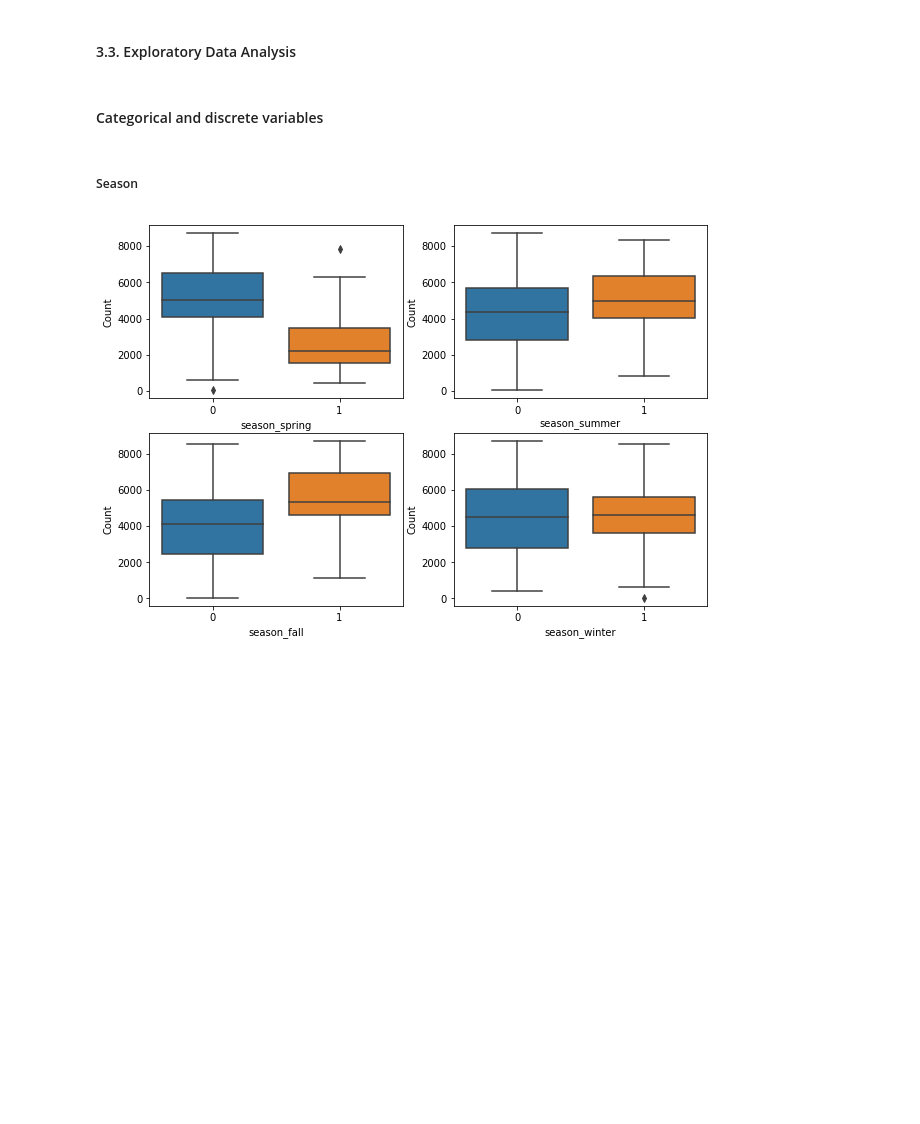
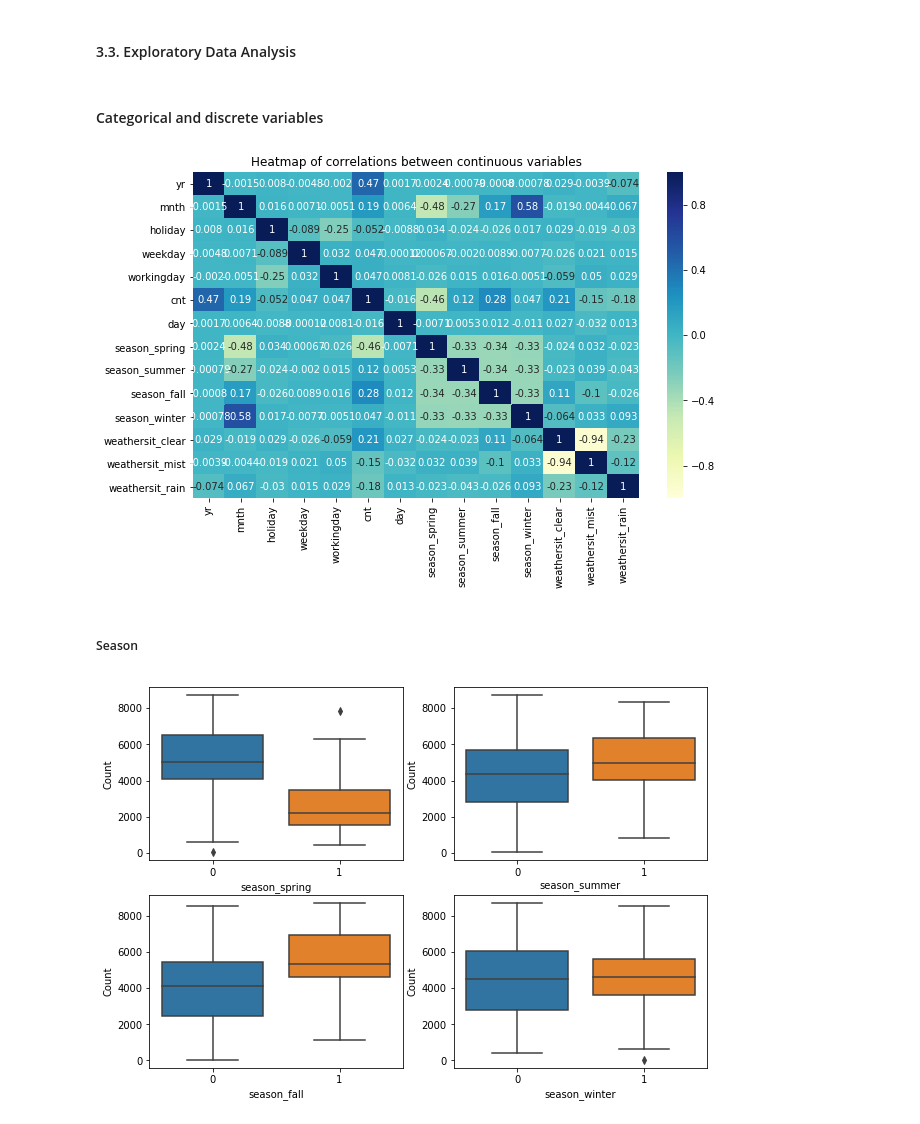
Before and after one commit to julianikulski/bike-sharing, a Jupyter notebook: bike-sharing-demand.ipynb, the cells around one changed output. Saved outputs shown, nothing was run; the diff lists cells and outputs as text; code cells hidden in the pictures; blank space fills up the shorter version.

```diff
--- a/bike-sharing-demand.ipynb
+++ b/bike-sharing-demand.ipynb
@@ -171,6 +171,19 @@ bike_df.drop(columns=['instant'], axis=1, inplace=True)
 #### 3.3. Exploratory Data Analysis
 # %% [markdown]
 #### Categorical and discrete variables
+# %%
+# create a correlation matrix
+bike_df_corr_cat = bike_df.drop(columns=['temp', 'atemp', 'windspeed', 'hum', 'casual', 'registered'], axis=1)
+bike_df_corr_cat = bike_df_corr_cat.corr(method='kendall')
+
+# create a heatmap to visualize the results
+plt.figure(figsize=[10,6])
+sb.heatmap(bike_df_corr_cat, annot=True,
+          vmin=-1, vmax=1, center=0,
+          cmap='YlGnBu')
+plt.title('Heatmap of correlations between continuous variables');
+# %% [output]
+[figure, added]
 # %% [markdown]
 ##### Season
 # %%
```
Also changed, not shown: parts of 12 cells of this notebook.
